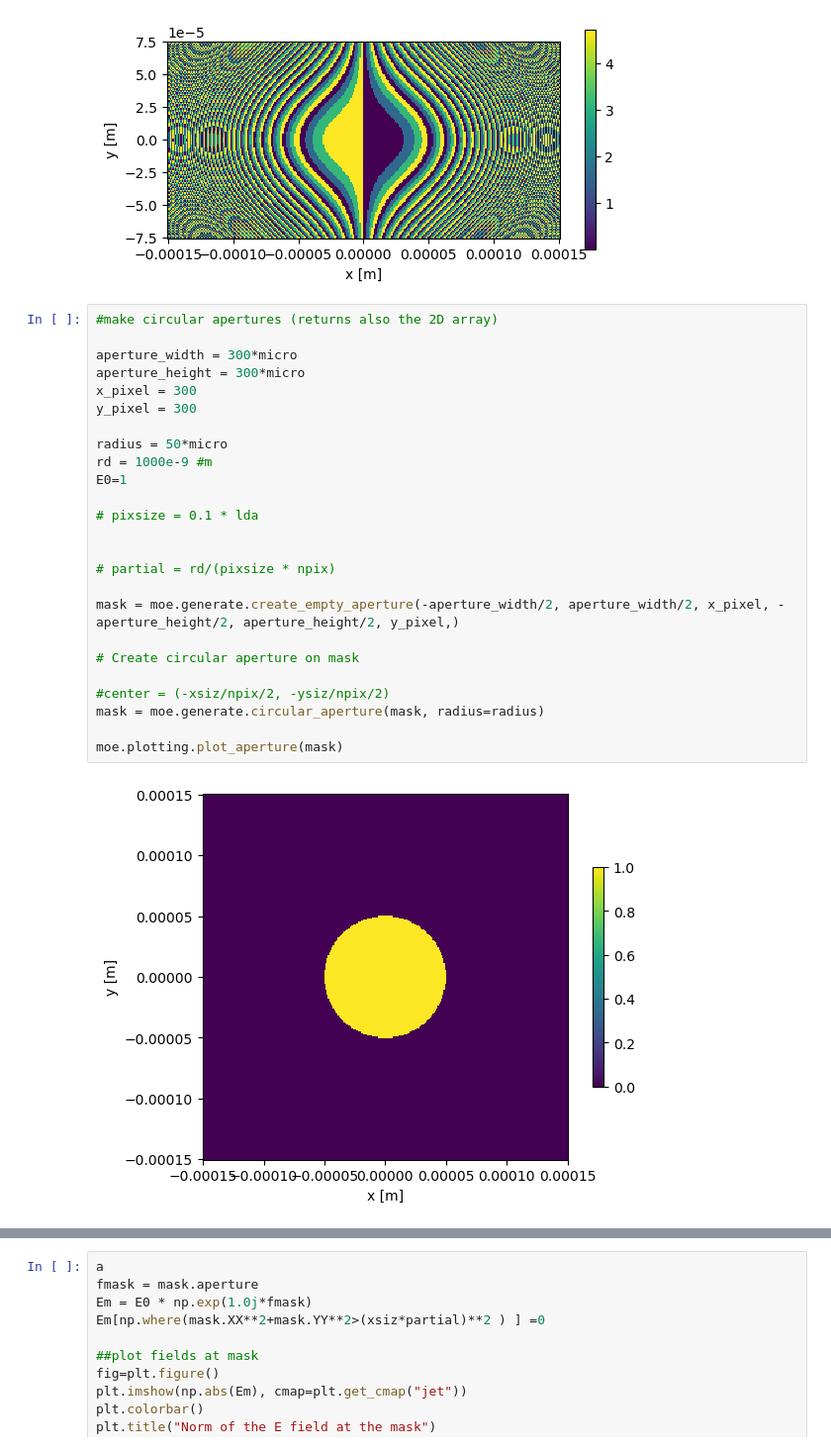
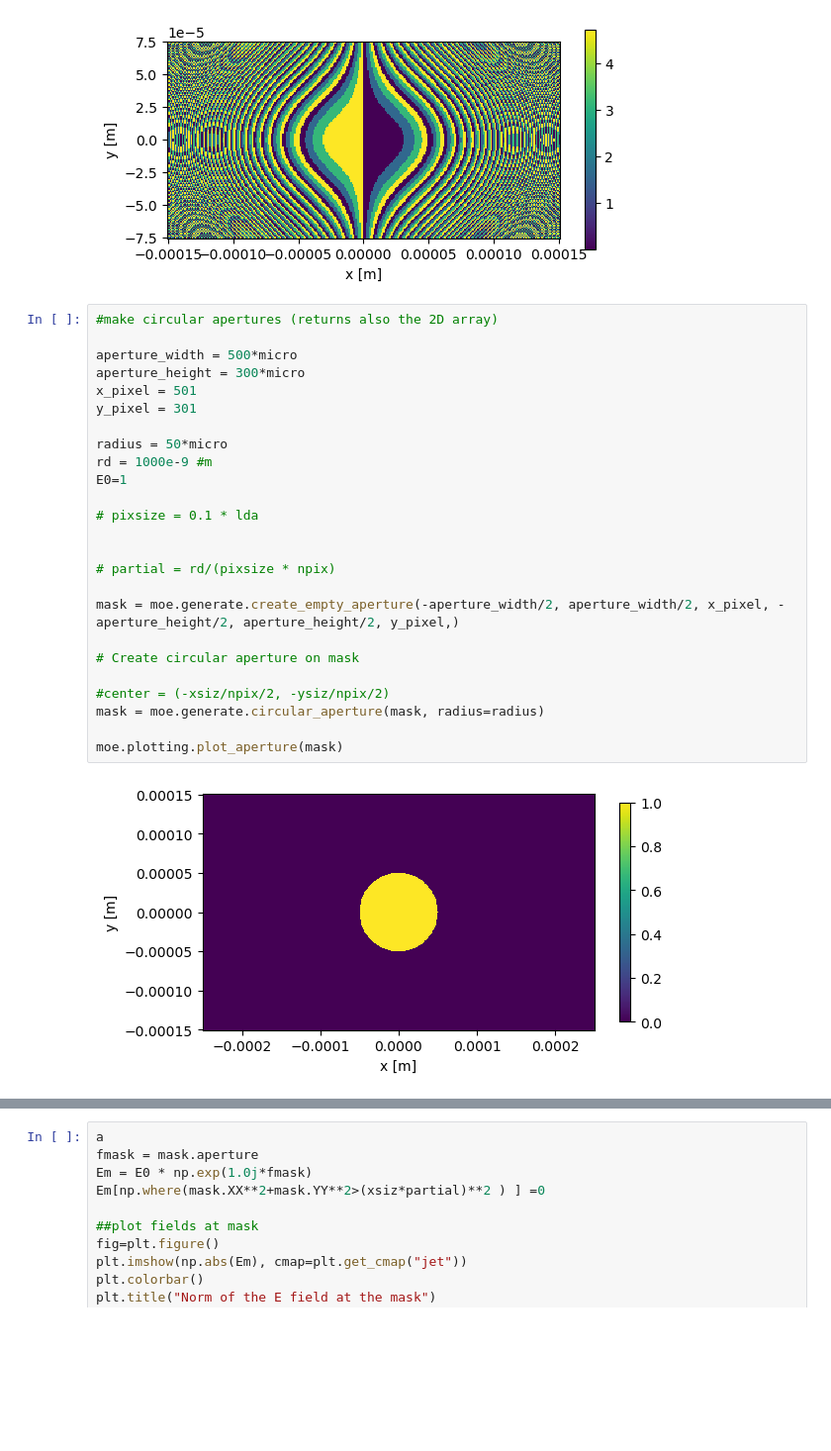
Before and after one commit to INLnano/pyMOE, a Jupyter notebook: notebooks/7 - Propagation/Propagate_fields_examples.ipynb, the cells around one changed output, grey strips where cells are left out. Shown at 99% size. Drawn from its saved outputs; the diff is of its cells as text; blank space fills up the shorter version.

```diff
--- a/notebooks/7 - Propagation/Propagate_fields_examples.ipynb
+++ b/notebooks/7 - Propagation/Propagate_fields_examples.ipynb
@@ -67,30 +67,30 @@ moe.plotting.plot_aperture(mask)
 # %%
 #make circular apertures (returns also the 2D array)
 
-aperture_width = 300*micro
+aperture_width = 500*micro
 aperture_height = 300*micro
-x_pixel = 300
-y_pixel = 300
+x_pixel = 501
+y_pixel = 301
 
 radius = 50*micro
 rd = 1000e-9 #m
 E0=1
 
 # pixsize = 0.1 * lda
 
 
 # partial = rd/(pixsize * npix)
 
 mask = moe.generate.create_empty_aperture(-aperture_width/2, aperture_width/2, x_pixel, -aperture_height/2, aperture_height/2, y_pixel,)
 
 # Create circular aperture on mask
 
 #center = (-xsiz/npix/2, -ysiz/npix/2)
 mask = moe.generate.circular_aperture(mask, radius=radius)
 
 moe.plotting.plot_aperture(mask)
 # %% [output]
-[figure, old version]
+[figure, new version]
 # %%
 %load_ext autoreload
 %autoreload 2
```
Also changed, not shown: parts of 17 cells of this notebook, 4 other files.
